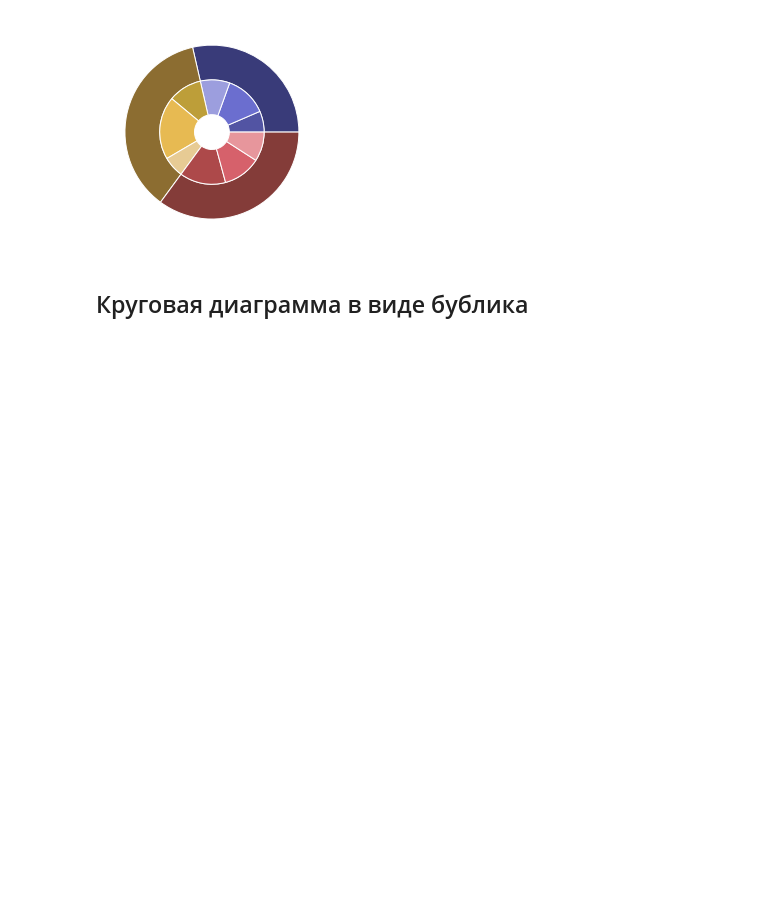
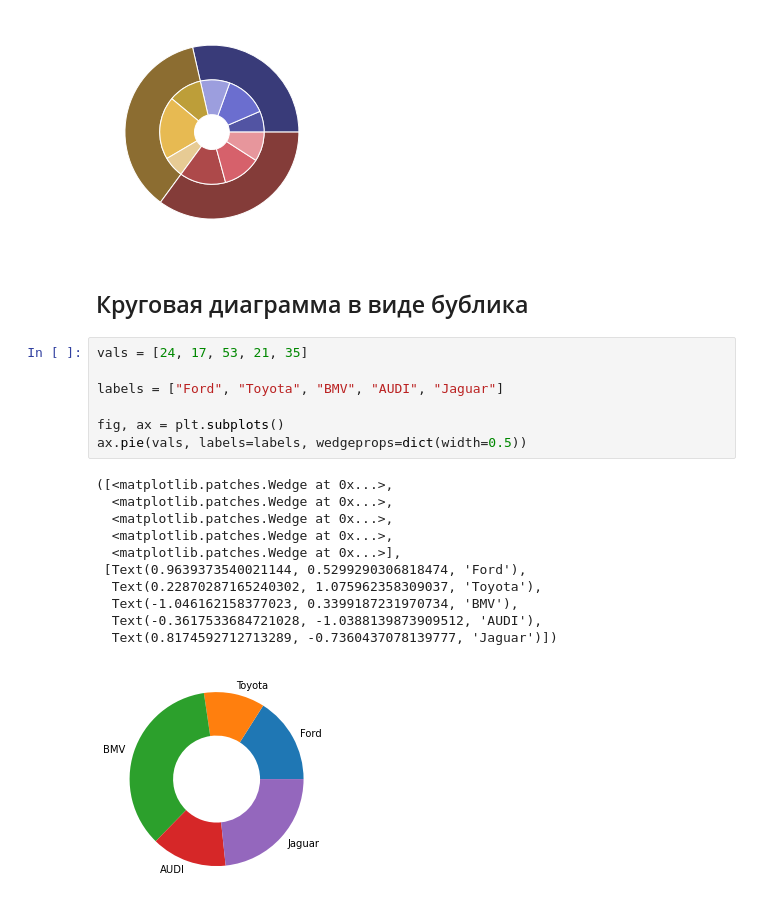
Before and after one commit to BorsukovVladislav/Jupyter_LR5, a Jupyter notebook: Examples.ipynb, the cells around one changed output. Drawn from its saved outputs; the diff is of its cells as text; blank space fills up the shorter version.

```diff
--- a/Examples.ipynb
+++ b/Examples.ipynb
@@ -332,3 +332,22 @@ wedgeprops=dict(width=offset, edgecolor='w'))
 [figure]
 # %% [markdown]
 ## Круговая диаграмма в виде бублика
+# %%
+vals = [24, 17, 53, 21, 35]
+
+labels = ["Ford", "Toyota", "BMV", "AUDI", "Jaguar"]
+
+fig, ax = plt.subplots()
+ax.pie(vals, labels=labels, wedgeprops=dict(width=0.5))
+# %% [output]
+([<matplotlib.patches.Wedge at 0x...>,
+  <matplotlib.patches.Wedge at 0x...>,
+  <matplotlib.patches.Wedge at 0x...>,
+  <matplotlib.patches.Wedge at 0x...>,
+  <matplotlib.patches.Wedge at 0x...>],
+ [Text(0.9639373540021144, 0.5299290306818474, 'Ford'),
+  Text(0.22870287165240302, 1.075962358309037, 'Toyota'),
+  Text(-1.046162158377023, 0.3399187231970734, 'BMV'),
+  Text(-0.3617533684721028, -1.0388139873909512, 'AUDI'),
+  Text(0.8174592712713289, -0.7360437078139777, 'Jaguar')])
+[figure, added]
```
Also changed, not shown: parts of 7 cells of this notebook.
